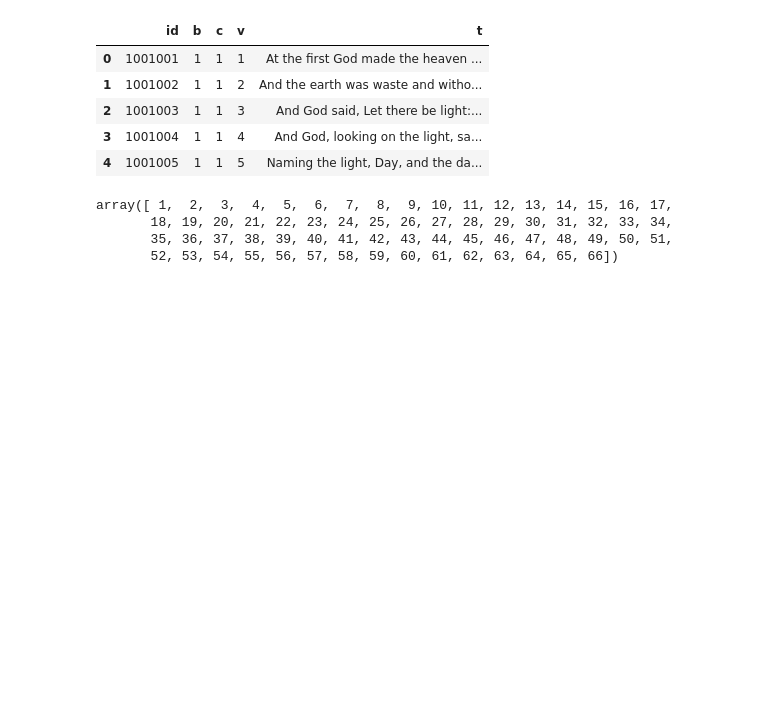
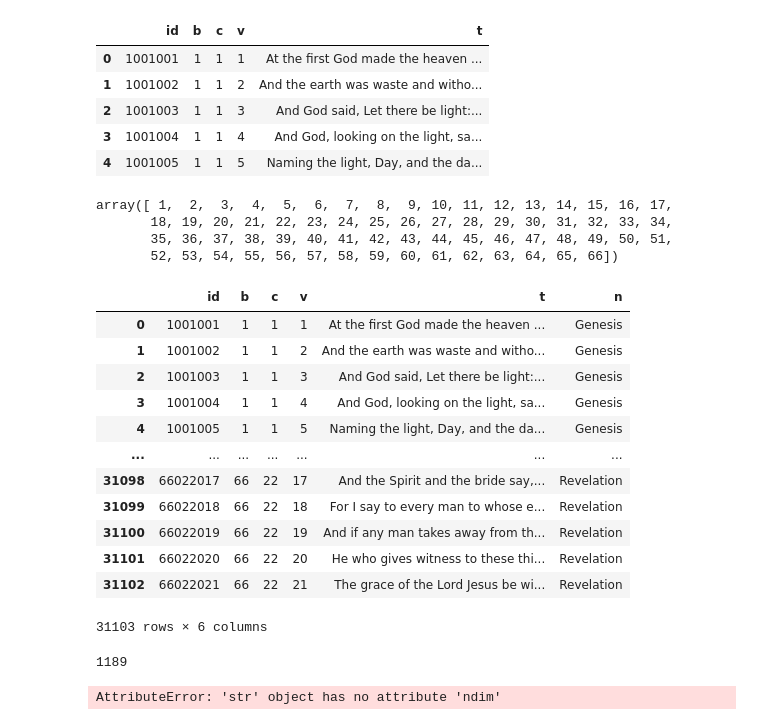
Before and after one commit to DonkeyBrainz/Bible-Summaries, a Jupyter notebook: testing.ipynb, the cells around one changed output. Cells and saved outputs as stored; diff of their text form; code cells hidden in the pictures; blank space fills up the shorter version.

```diff
--- a/testing.ipynb
+++ b/testing.ipynb
@@ -25,3 +25,19 @@ array([ 1,  2,  3,  4,  5,  6,  7,  8,  9, 10, 11, 12, 13, 14, 15, 16, 17,
        52, 53, 54, 55, 56, 57, 58, 59, 60, 61, 62, 63, 64, 65, 66])
 # %%
 bible=bible.merge(key[['b','n']], on='b')
+# %%
+bible
+# %% [output]
+|  | id | b | c | v | t | n |
+| 0 | 1001001 | 1 | 1 | 1 | At the first God made the heaven ... | Genesis |
+| 1 | 1001002 | 1 | 1 | 2 | And the earth was waste and witho... | Genesis |
+| 2 | 1001003 | 1 | 1 | 3 | And God said, Let there be light:... | Genesis |
+| 3 | 1001004 | 1 | 1 | 4 | And God, looking on the light, sa... | Genesis |
+| 4 | 1001005 | 1 | 1 | 5 | Naming the light, Day, and the da... | Genesis |
+| ... | ... | ... | ... | ... | ... | ... |
+| 31098 | 66022017 | 66 | 22 | 17 | And the Spirit and the bride say,... | Revelation |
+| 31099 | 66022018 | 66 | 22 | 18 | For I say to every man to whose e... | Revelation |
+| 31100 | 66022019 | 66 | 22 | 19 | And if any man takes away from th... | Revelation |
+| 31101 | 66022020 | 66 | 22 | 20 | He who gives witness to these thi... | Revelation |
+| 31102 | 66022021 | 66 | 22 | 21 | The grace of the Lord Jesus be wi... | Revelation |
+31103 rows × 6 columns
@@ -29,0 +48,8 @@ bible_by_chap = bible.groupby(['b','n'])['t'].apply(' '.join).reset_index()
+# %%
+len(bible_by_chap['c'])
+# %% [output]
+1189
+# %%
+bible_by_chap.assign(max_chap = bible_by_chap.apply(lambda x:(x.groupby('n')['c'].agg('max')),axis=1))
+# %% [output]
+AttributeError: 'str' object has no attribute 'ndim'
```
Also changed, not shown: parts of 10 cells of this notebook.
